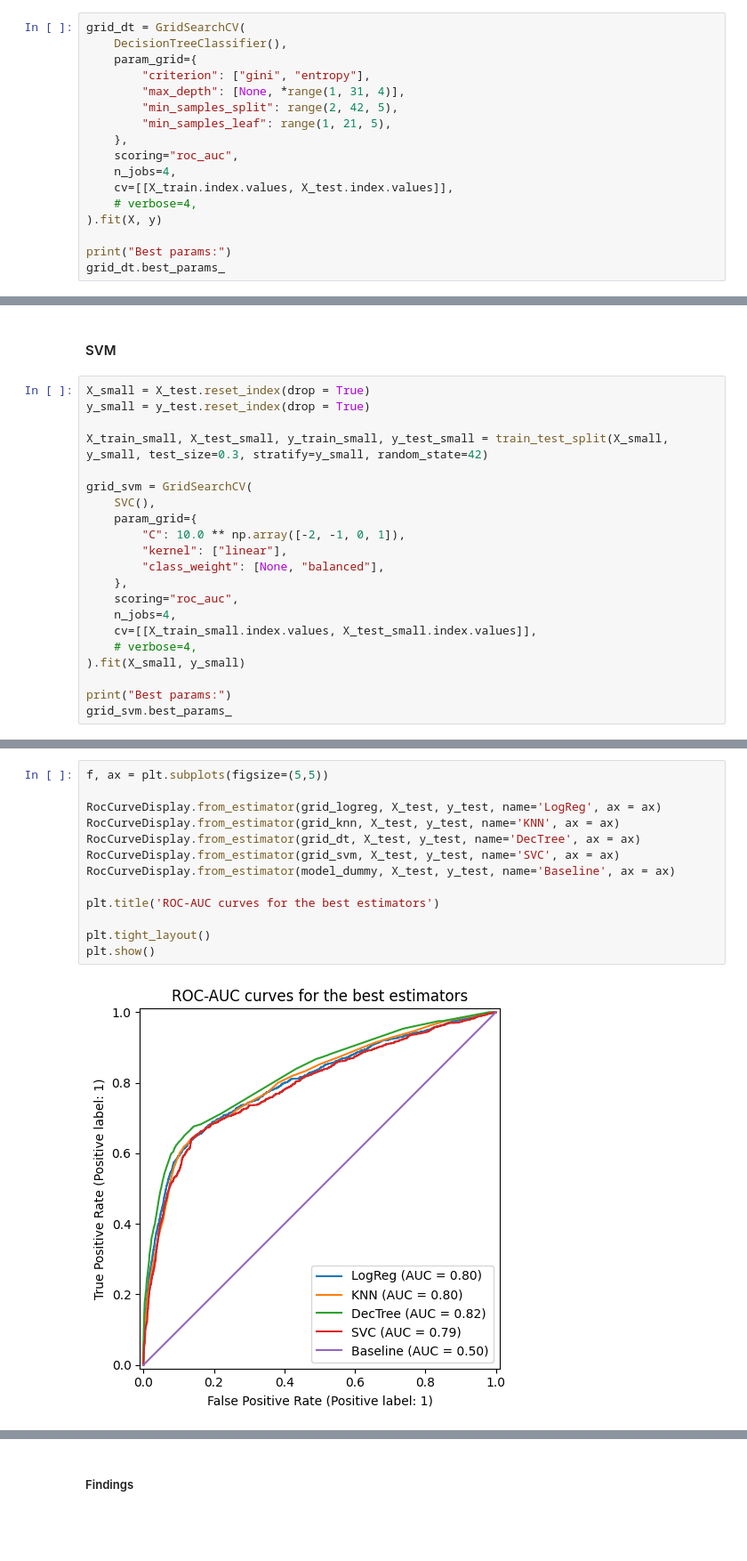
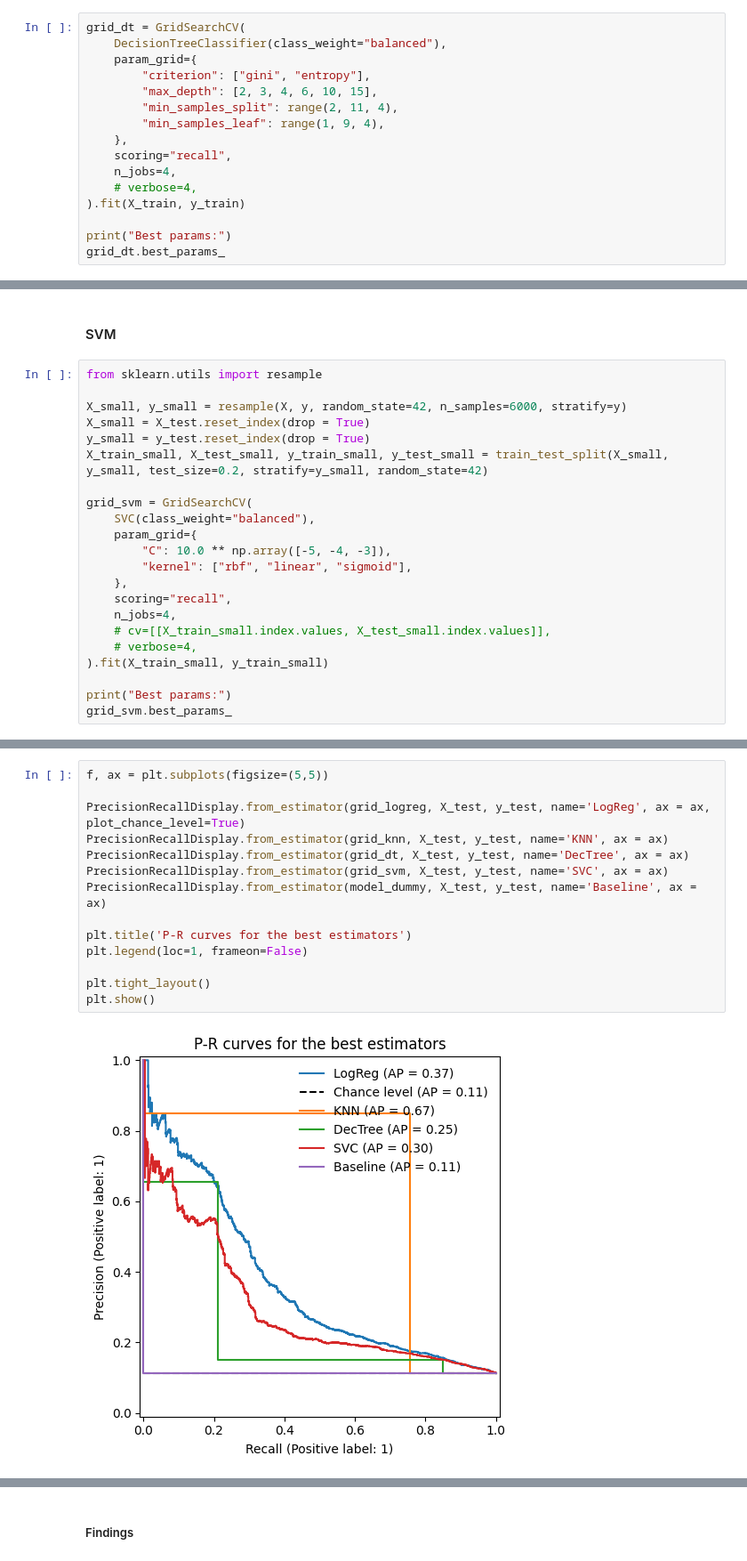
Before and after one commit to hpmartins/mlai-ucb-codes, a Jupyter notebook: practical_applications/module_17/module_17_application.ipynb, the cells around one changed output, grey strips where cells are left out. Shown at 89% size. Drawn from its saved outputs; the diff is of its cells as text; blank space fills up the shorter version.

```diff
--- a/practical_applications/module_17/module_17_application.ipynb
+++ b/practical_applications/module_17/module_17_application.ipynb
@@ -437,18 +497,17 @@ KNN ROC-AUC score:
 #### Decision Tree
 # %%
 grid_dt = GridSearchCV(
-    DecisionTreeClassifier(),
+    DecisionTreeClassifier(class_weight="balanced"),
     param_grid={
         "criterion": ["gini", "entropy"],
-        "max_depth": [None, *range(1, 31, 4)],
-        "min_samples_split": range(2, 42, 5),
-        "min_samples_leaf": range(1, 21, 5),
+        "max_depth": [2, 3, 4, 6, 10, 15],
+        "min_samples_split": range(2, 11, 4),
+        "min_samples_leaf": range(1, 9, 4),
     },
-    scoring="roc_auc",
+    scoring="recall",
     n_jobs=4,
-    cv=[[X_train.index.values, X_test.index.values]],
     # verbose=4,
-).fit(X, y)
+).fit(X_train, y_train)
 
 print("Best params:")
 grid_dt.best_params_
@@ -475,23 +551,24 @@ Decision Tree ROC-AUC score:
 # %% [markdown]
 #### SVM
 # %%
+from sklearn.utils import resample
+
+X_small, y_small = resample(X, y, random_state=42, n_samples=6000, stratify=y)
 X_small = X_test.reset_index(drop = True)
 y_small = y_test.reset_index(drop = True)
-
-X_train_small, X_test_small, y_train_small, y_test_small = train_test_split(X_small, y_small, test_size=0.3, stratify=y_small, random_state=42)
+X_train_small, X_test_small, y_train_small, y_test_small = train_test_split(X_small, y_small, test_size=0.2, stratify=y_small, random_state=42)
 
 grid_svm = GridSearchCV(
-    SVC(),
+    SVC(class_weight="balanced"),
     param_grid={
-        "C": 10.0 ** np.array([-2, -1, 0, 1]),
-        "kernel": ["linear"],
-        "class_weight": [None, "balanced"],
+        "C": 10.0 ** np.array([-5, -4, -3]),
+        "kernel": ["rbf", "linear", "sigmoid"],
     },
-    scoring="roc_auc",
+    scoring="recall",
     n_jobs=4,
-    cv=[[X_train_small.index.values, X_test_small.index.values]],
+    # cv=[[X_train_small.index.values, X_test_small.index.values]],
     # verbose=4,
-).fit(X_small, y_small)
+).fit(X_train_small, y_train_small)
 
 print("Best params:")
 grid_svm.best_params_
@@ -512,15 +622,16 @@ SVM ROC-AUC score:
 # %%
 f, ax = plt.subplots(figsize=(5,5))
 
-RocCurveDisplay.from_estimator(grid_logreg, X_test, y_test, name='LogReg', ax = ax)
-RocCurveDisplay.from_estimator(grid_knn, X_test, y_test, name='KNN', ax = ax)
-RocCurveDisplay.from_estimator(grid_dt, X_test, y_test, name='DecTree', ax = ax)
-RocCurveDisplay.from_estimator(grid_svm, X_test, y_test, name='SVC', ax = ax)
-RocCurveDisplay.from_estimator(model_dummy, X_test, y_test, name='Baseline', ax = ax)
+PrecisionRecallDisplay.from_estimator(grid_logreg, X_test, y_test, name='LogReg', ax = ax, plot_chance_level=True)
+PrecisionRecallDisplay.from_estimator(grid_knn, X_test, y_test, name='KNN', ax = ax)
+PrecisionRecallDisplay.from_estimator(grid_dt, X_test, y_test, name='DecTree', ax = ax)
+PrecisionRecallDisplay.from_estimator(grid_svm, X_test, y_test, name='SVC', ax = ax)
+PrecisionRecallDisplay.from_estimator(model_dummy, X_test, y_test, name='Baseline', ax = ax)
 
-plt.title('ROC-AUC curves for the best estimators')
+plt.title('P-R curves for the best estimators')
+plt.legend(loc=1, frameon=False)
 
 plt.tight_layout()
 plt.show()
 # %% [output]
-[figure, old version]
+[figure, new version]
```
Also changed, not shown: parts of 35 cells of this notebook, 1 other file.
